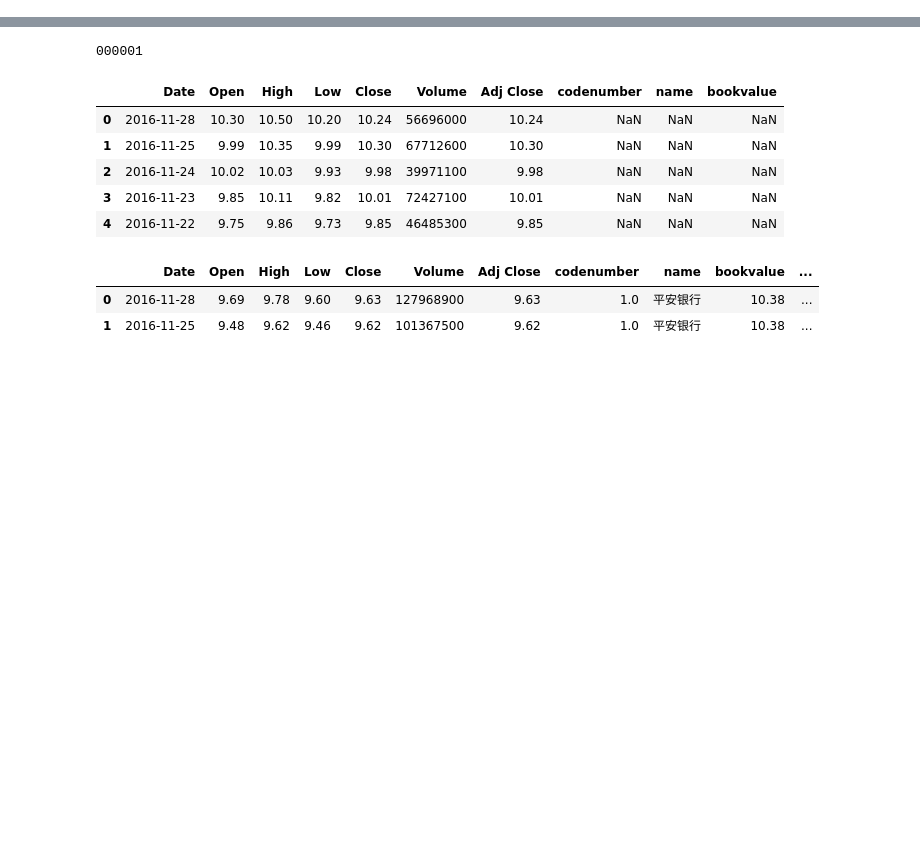
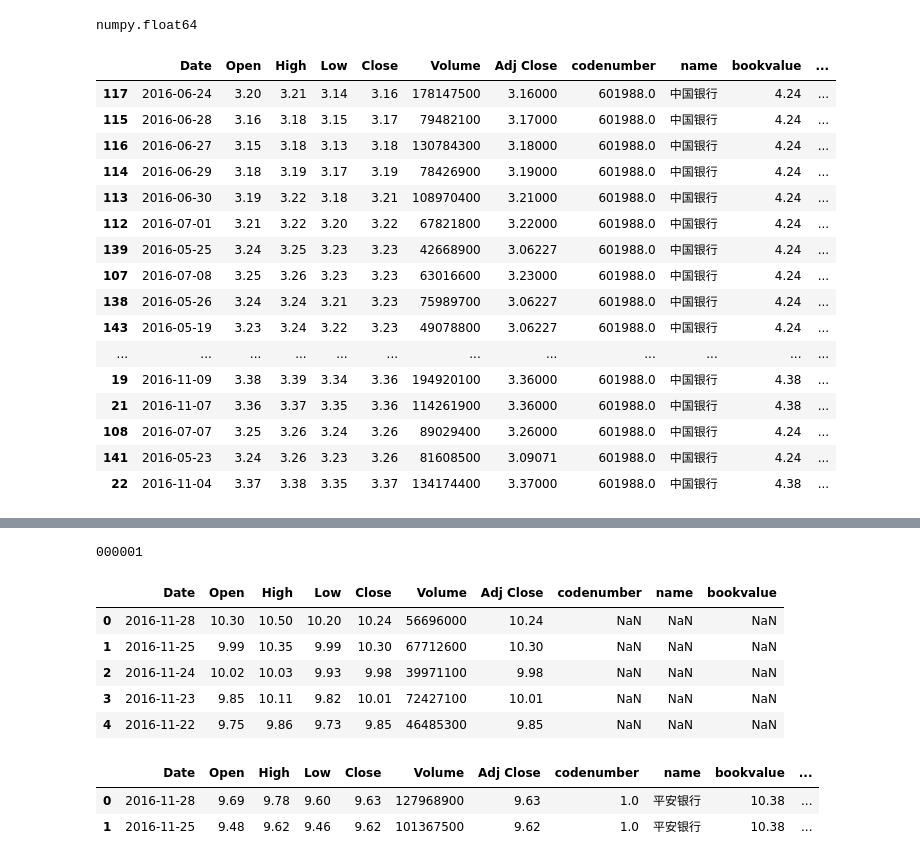
Before and after one commit to Linkding/easybankPB, a Jupyter notebook: NeiBank/test.ipynb, the cells around one changed output, grey strips where cells are left out. Cells and saved outputs as stored; diff of their text form; code cells hidden in the pictures; blank space fills up the shorter version.

```diff
--- a/NeiBank/test.ipynb
+++ b/NeiBank/test.ipynb
@@ -1,3 +1,31 @@
 # %%
 import urllib
 import pandas as pd
+# %%
+zgyh = pd.read_csv('merge601988.csv')
+jtyh = pd.read_csv('merge601328.csv')
+# %%
+di = zgyh['PB'].min()
+type(di)
+# %% [output]
+numpy.float64
+# %%
+zgyh.sort_values(by='PB')
+# %% [output]
+|  | Date | Open | High | Low | Close | Volume | Adj Close | codenumber | name | bookvalue | ... |
+| 117 | 2016-06-24 | 3.20 | 3.21 | 3.14 | 3.16 | 178147500 | 3.16000 | 601988.0 | 中国银行 | 4.24 | ... |
+| 115 | 2016-06-28 | 3.16 | 3.18 | 3.15 | 3.17 | 79482100 | 3.17000 | 601988.0 | 中国银行 | 4.24 | ... |
+| 116 | 2016-06-27 | 3.15 | 3.18 | 3.13 | 3.18 | 130784300 | 3.18000 | 601988.0 | 中国银行 | 4.24 | ... |
+| 114 | 2016-06-29 | 3.18 | 3.19 | 3.17 | 3.19 | 78426900 | 3.19000 | 601988.0 | 中国银行 | 4.24 | ... |
+| 113 | 2016-06-30 | 3.19 | 3.22 | 3.18 | 3.21 | 108970400 | 3.21000 | 601988.0 | 中国银行 | 4.24 | ... |
+| 112 | 2016-07-01 | 3.21 | 3.22 | 3.20 | 3.22 | 67821800 | 3.22000 | 601988.0 | 中国银行 | 4.24 | ... |
+| 139 | 2016-05-25 | 3.24 | 3.25 | 3.23 | 3.23 | 42668900 | 3.06227 | 601988.0 | 中国银行 | 4.24 | ... |
+| 107 | 2016-07-08 | 3.25 | 3.26 | 3.23 | 3.23 | 63016600 | 3.23000 | 601988.0 | 中国银行 | 4.24 | ... |
+| 138 | 2016-05-26 | 3.24 | 3.24 | 3.21 | 3.23 | 75989700 | 3.06227 | 601988.0 | 中国银行 | 4.24 | ... |
+| 143 | 2016-05-19 | 3.23 | 3.24 | 3.22 | 3.23 | 49078800 | 3.06227 | 601988.0 | 中国银行 | 4.24 | ... |
+| ... | ... | ... | ... | ... | ... | ... | ... | ... | ... | ... | ... |
+| 19 | 2016-11-09 | 3.38 | 3.39 | 3.34 | 3.36 | 194920100 | 3.36000 | 601988.0 | 中国银行 | 4.38 | ... |
+| 21 | 2016-11-07 | 3.36 | 3.37 | 3.35 | 3.36 | 114261900 | 3.36000 | 601988.0 | 中国银行 | 4.38 | ... |
+| 108 | 2016-07-07 | 3.25 | 3.26 | 3.24 | 3.26 | 89029400 | 3.26000 | 601988.0 | 中国银行 | 4.24 | ... |
+| 141 | 2016-05-23 | 3.24 | 3.26 | 3.23 | 3.26 | 81608500 | 3.09071 | 601988.0 | 中国银行 | 4.24 | ... |
+| 22 | 2016-11-04 | 3.37 | 3.38 | 3.35 | 3.37 | 134174400 | 3.37000 | 601988.0 | 中国银行 | 4.38 | ... |
```
Also changed, not shown: parts of 9 cells of this notebook, 14 other files.
